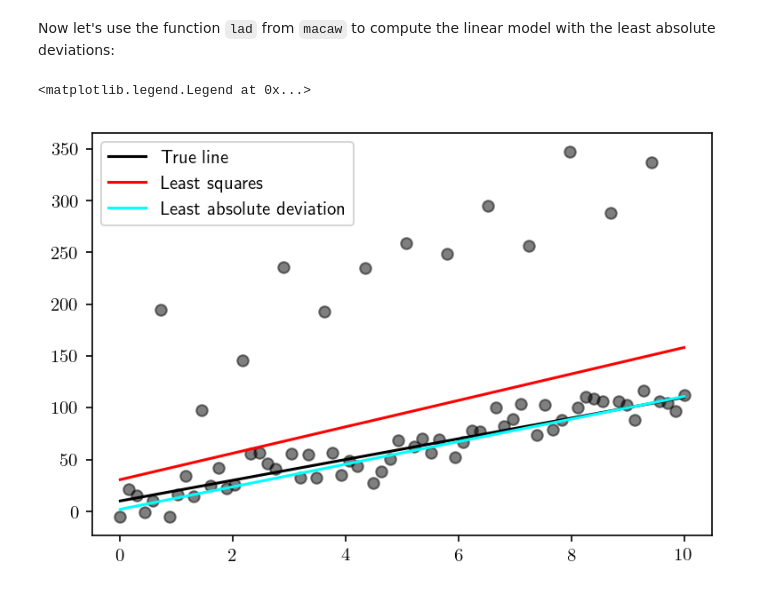
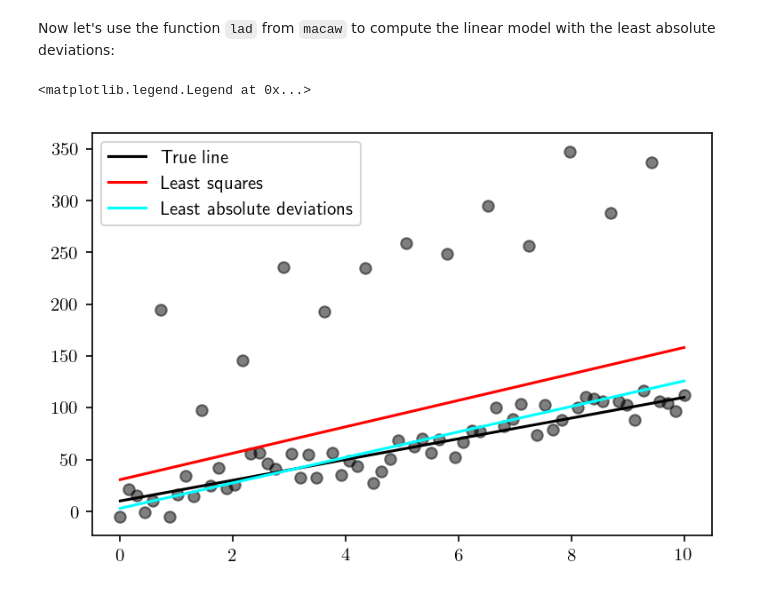
Before and after one commit to mirca/lad, a Jupyter notebook: jupyter-notebook/lad-example.ipynb, the cells around one changed output. Drawn from its saved outputs; the diff is of its cells as text; code cells hidden in the pictures.

```diff
--- a/jupyter-notebook/robust_linear_l1norm.ipynb
+++ b/jupyter-notebook/lad-example.ipynb
@@ -62,15 +62,15 @@ plt.plot(x, m * x + b, 'r')
 Now let's use the function ``lad`` from ``macaw`` to compute the linear model with the
 least absolute deviations:
 # %%
-l1coeffs = lad(X.T, y, yerr=np.sqrt(np.abs(y)), l1_regularizer=10., maxiter=100)
+l1coeffs = lad(X.T, y, l1_regularizer=1., maxiter=100)
 # %%
 m_l1, b_l1 = sess.run(l1coeffs)
 # %%
 plt.plot(x, y, 'ok', alpha=.5)
 plt.plot(x, 10 * x + 10, 'k', label="True line")
 plt.plot(x, m * x + b, 'r', label="Least squares")
-plt.plot(x, m_l1 * x + b_l1, 'cyan', label="Least absolute deviation")
+plt.plot(x, m_l1 * x + b_l1, 'cyan', label="Least absolute deviations")
 plt.legend()
 # %% [output]
 <matplotlib.legend.Legend at 0x...>
-[figure, old version]
+[figure, new version]
```
Also changed, not shown: 2 other files.
